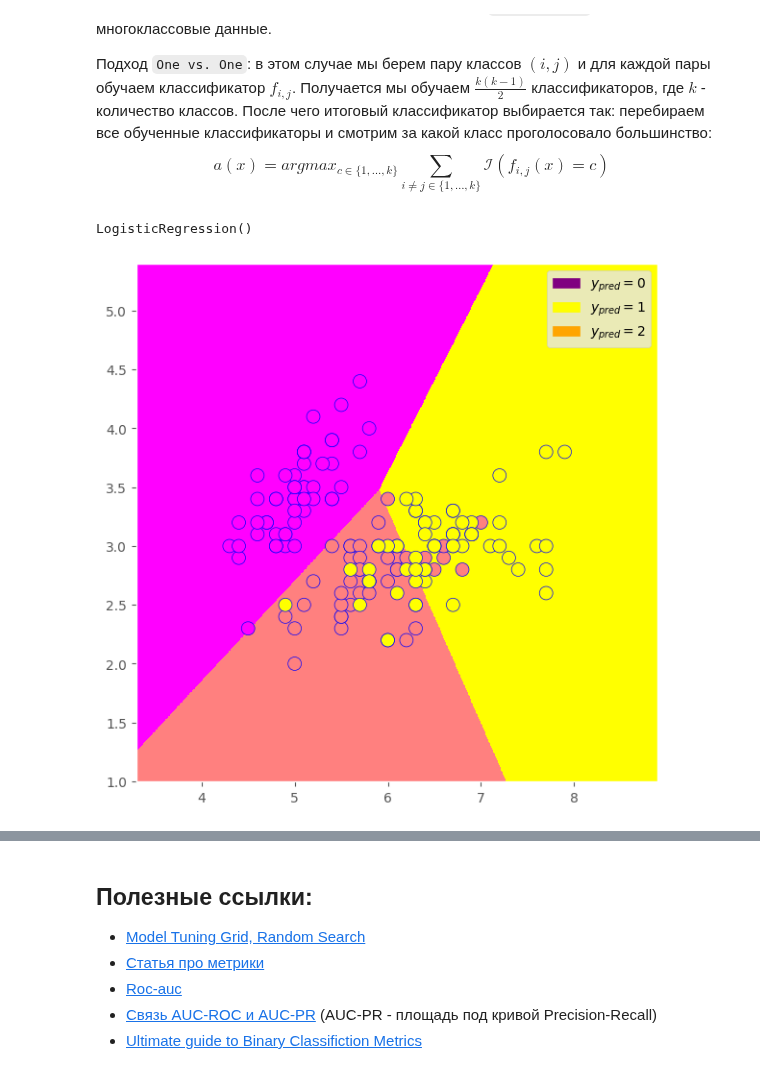
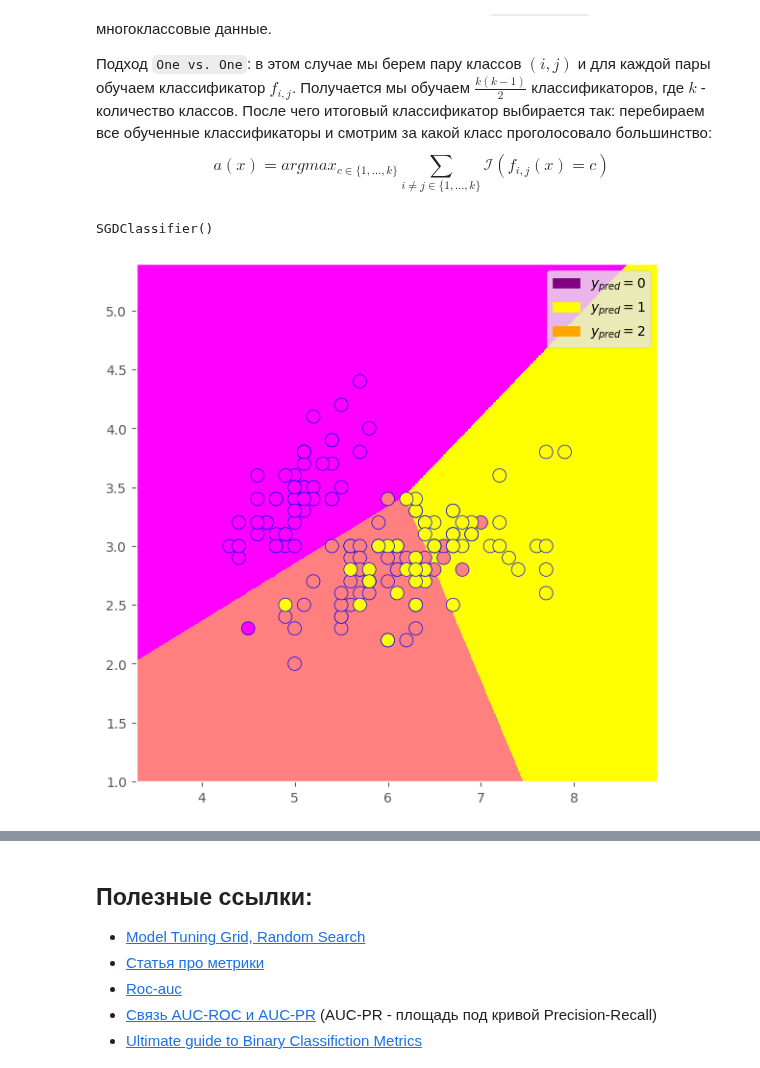
Before and after one commit to kokamido/ml2023, a Jupyter notebook: 03-Features/Metrics.ipynb, the cells around one changed output, grey strips where cells are left out. Cells and saved outputs as stored; diff of their text form; code cells hidden in the pictures.

```diff
--- a/03-Features/Metrics.ipynb
+++ b/03-Features/Metrics.ipynb
@@ -587,6 +587,6 @@ X, y = iris.data[:, :2], iris.target
 # %%
-plot_model(X, y, LogisticRegression().fit(X, y))
+plot_model(X, y, SGDClassifier().fit(X, y))
 # %% [output]
-LogisticRegression()
+SGDClassifier()
-[figure, old version]
+[figure, new version]
 # %%
```
Also changed, not shown: parts of 7 cells of this notebook, 1 other file.
